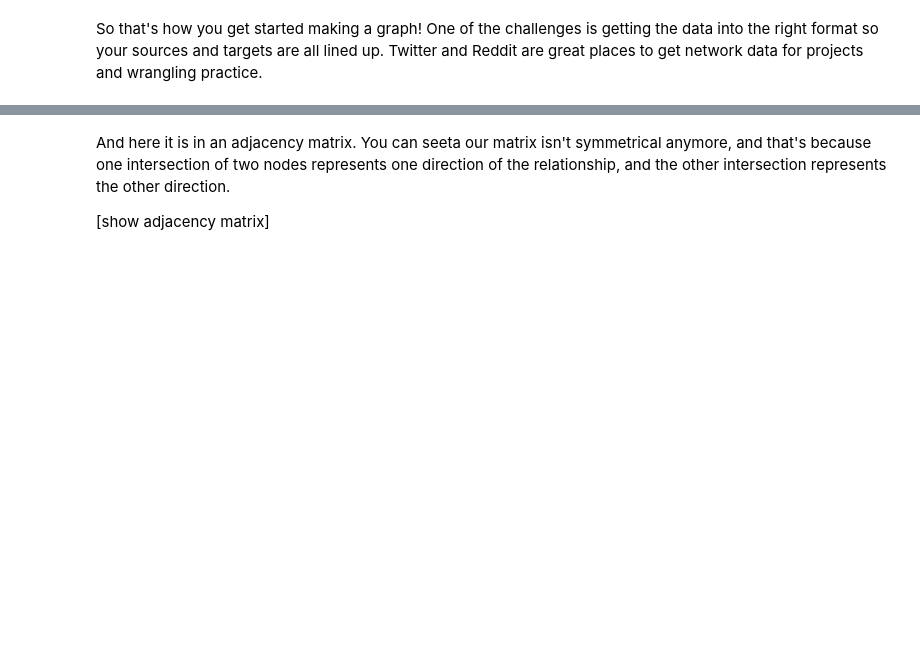
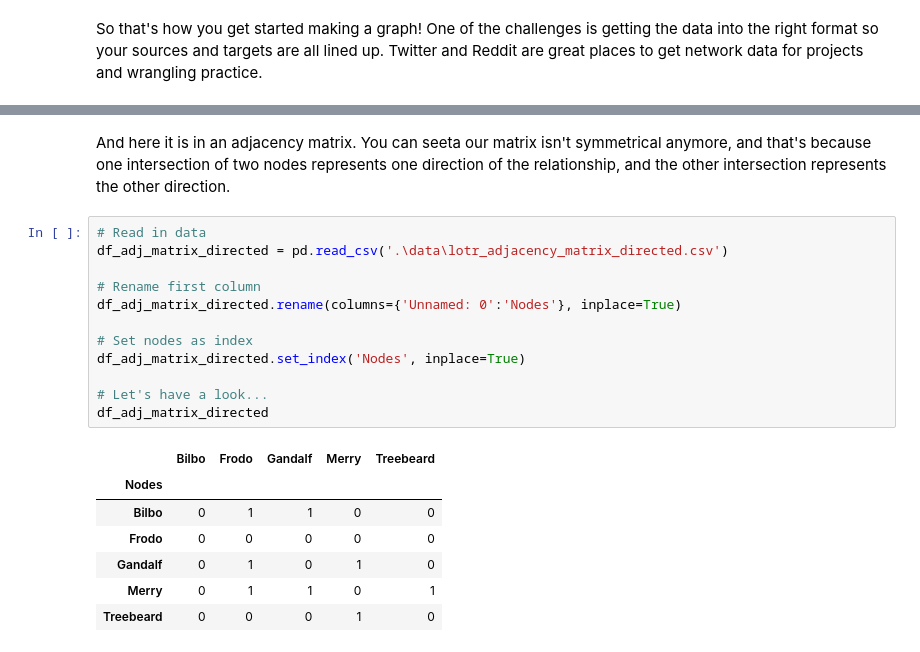
Before and after one commit to EricPostMaster/getting-started-with-network-analysis-in-python, a Jupyter notebook: lotr_network.ipynb, the cells around one changed output, grey strips where cells are left out. Saved outputs shown, nothing was run; the diff lists cells and outputs as text; blank space fills up the shorter version.

```diff
--- a/lotr_network.ipynb
+++ b/lotr_network.ipynb
@@ -145,5 +143,23 @@ Here's an updated edgelist showing who gave money to whom in our Lord of the Rin
 # %% [markdown]
 And here it is in an adjacency matrix. You can seeta our matrix isn't symmetrical anymore, and that's because one intersection of two nodes represents one direction of the relationship, and the other intersection represents the other direction.
-
-[show adjacency matrix]
+# %%
+# Read in data
+df_adj_matrix_directed = pd.read_csv('.\data\lotr_adjacency_matrix_directed.csv')
+
+# Rename first column
+df_adj_matrix_directed.rename(columns={'Unnamed: 0':'Nodes'}, inplace=True)
+
+# Set nodes as index
+df_adj_matrix_directed.set_index('Nodes', inplace=True)
+
+# Let's have a look...
+df_adj_matrix_directed
+# %% [output]
+|  | Bilbo | Frodo | Gandalf | Merry | Treebeard |
+| Nodes |  |  |  |  |  |
+| Bilbo | 0 | 1 | 1 | 0 | 0 |
+| Frodo | 0 | 0 | 0 | 0 | 0 |
+| Gandalf | 0 | 1 | 0 | 1 | 0 |
+| Merry | 0 | 1 | 1 | 0 | 1 |
+| Treebeard | 0 | 0 | 0 | 1 | 0 |
 # %% [markdown]
```
Also changed, not shown: parts of 25 cells of this notebook, 1 other file.
